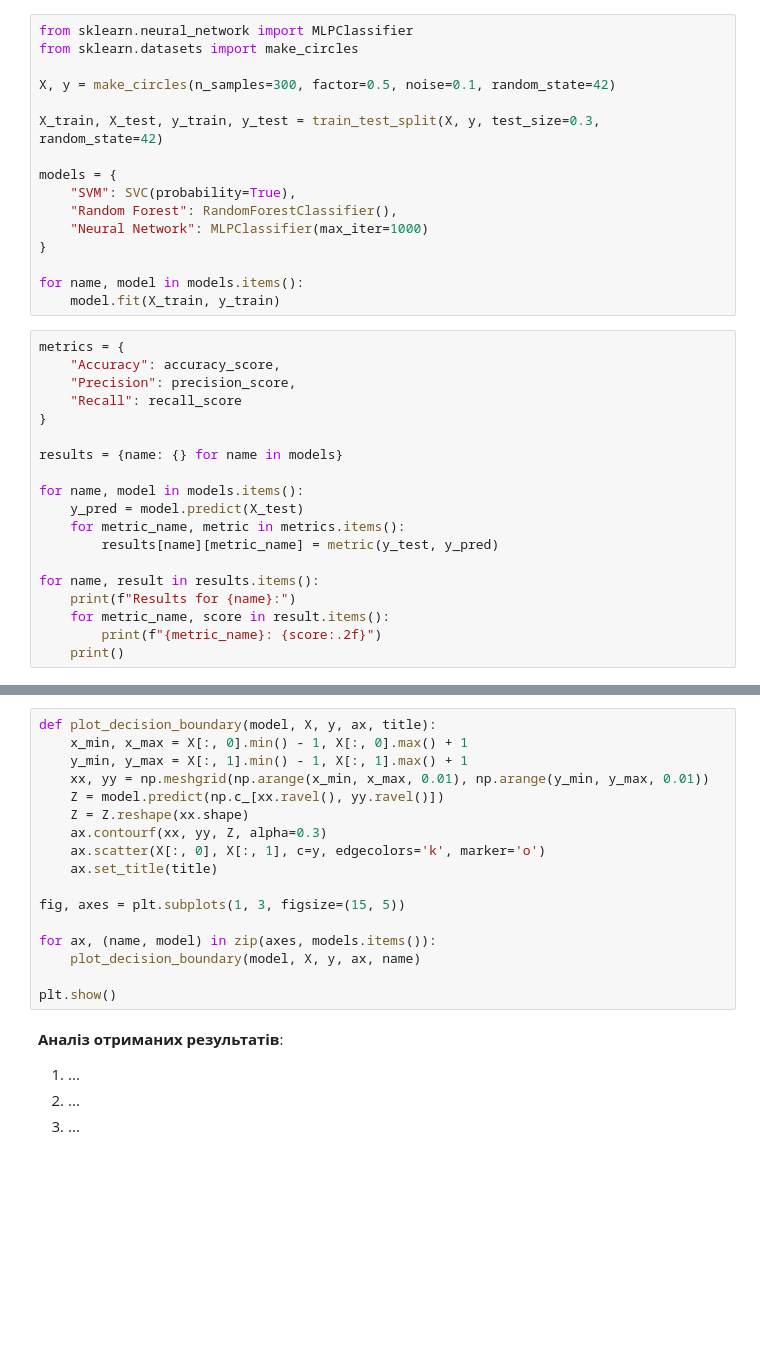
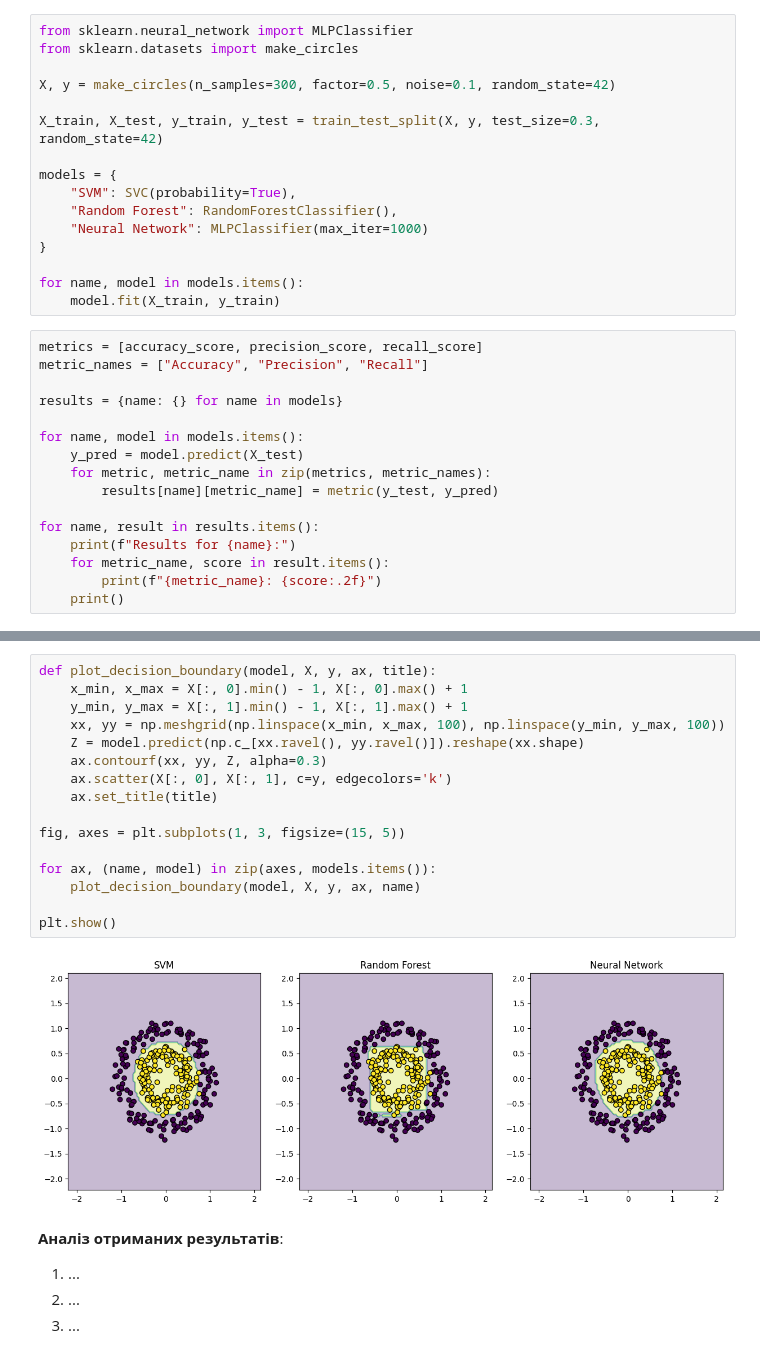
Before and after one commit to mineo71/OSHI, a Jupyter notebook: lab3/DM_practice_3_Rylsky_Oleh.ipynb, the cells around one changed output, grey strips where cells are left out. Drawn from its saved outputs; the diff is of its cells as text; blank space fills up the shorter version.

```diff
--- a/lab3/DM_practice_3_Rylsky_Oleh.ipynb
+++ b/lab3/DM_practice_3_Rylsky_Oleh.ipynb
@@ -207,17 +196,14 @@ models = {
 for name, model in models.items():
     model.fit(X_train, y_train)
 # %%
-metrics = {
-    "Accuracy": accuracy_score,
-    "Precision": precision_score,
-    "Recall": recall_score
-}
+metrics = [accuracy_score, precision_score, recall_score]
+metric_names = ["Accuracy", "Precision", "Recall"]
 
 results = {name: {} for name in models}
 
 for name, model in models.items():
     y_pred = model.predict(X_test)
-    for metric_name, metric in metrics.items():
+    for metric, metric_name in zip(metrics, metric_names):
         results[name][metric_name] = metric(y_test, y_pred)
 
 for name, result in results.items():
@@ -228,20 +229,21 @@ for name, result in results.items():
 # %%
 def plot_decision_boundary(model, X, y, ax, title):
     x_min, x_max = X[:, 0].min() - 1, X[:, 0].max() + 1
     y_min, y_max = X[:, 1].min() - 1, X[:, 1].max() + 1
-    xx, yy = np.meshgrid(np.arange(x_min, x_max, 0.01), np.arange(y_min, y_max, 0.01))
-    Z = model.predict(np.c_[xx.ravel(), yy.ravel()])
-    Z = Z.reshape(xx.shape)
+    xx, yy = np.meshgrid(np.linspace(x_min, x_max, 100), np.linspace(y_min, y_max, 100))
+    Z = model.predict(np.c_[xx.ravel(), yy.ravel()]).reshape(xx.shape)
     ax.contourf(xx, yy, Z, alpha=0.3)
-    ax.scatter(X[:, 0], X[:, 1], c=y, edgecolors='k', marker='o')
+    ax.scatter(X[:, 0], X[:, 1], c=y, edgecolors='k')
     ax.set_title(title)
 
 fig, axes = plt.subplots(1, 3, figsize=(15, 5))
 
 for ax, (name, model) in zip(axes, models.items()):
     plot_decision_boundary(model, X, y, ax, name)
 
 plt.show()
+# %% [output]
+[figure, added]
 # %% [markdown]
 **Аналіз отриманих результатів**:
 
```
Also changed, not shown: parts of 14 cells of this notebook.
